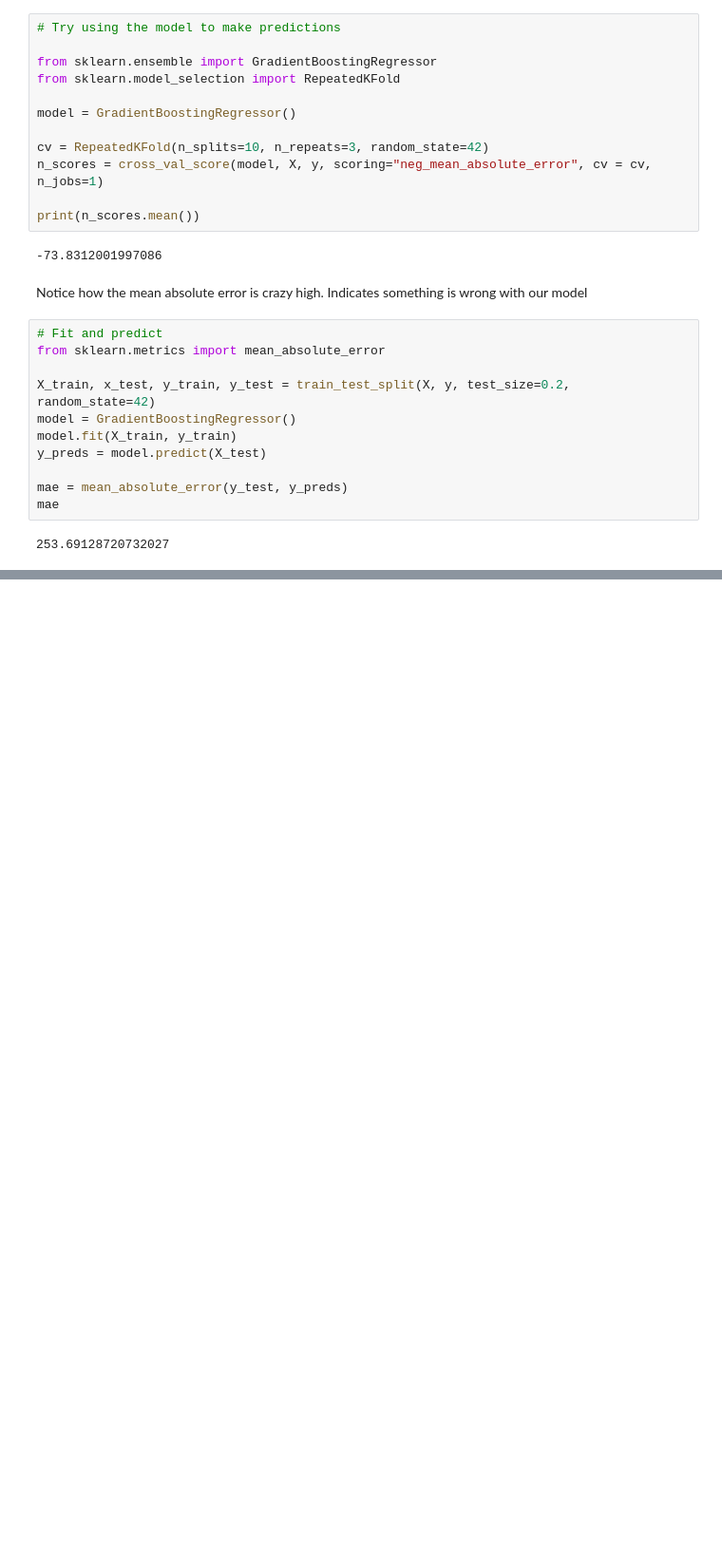
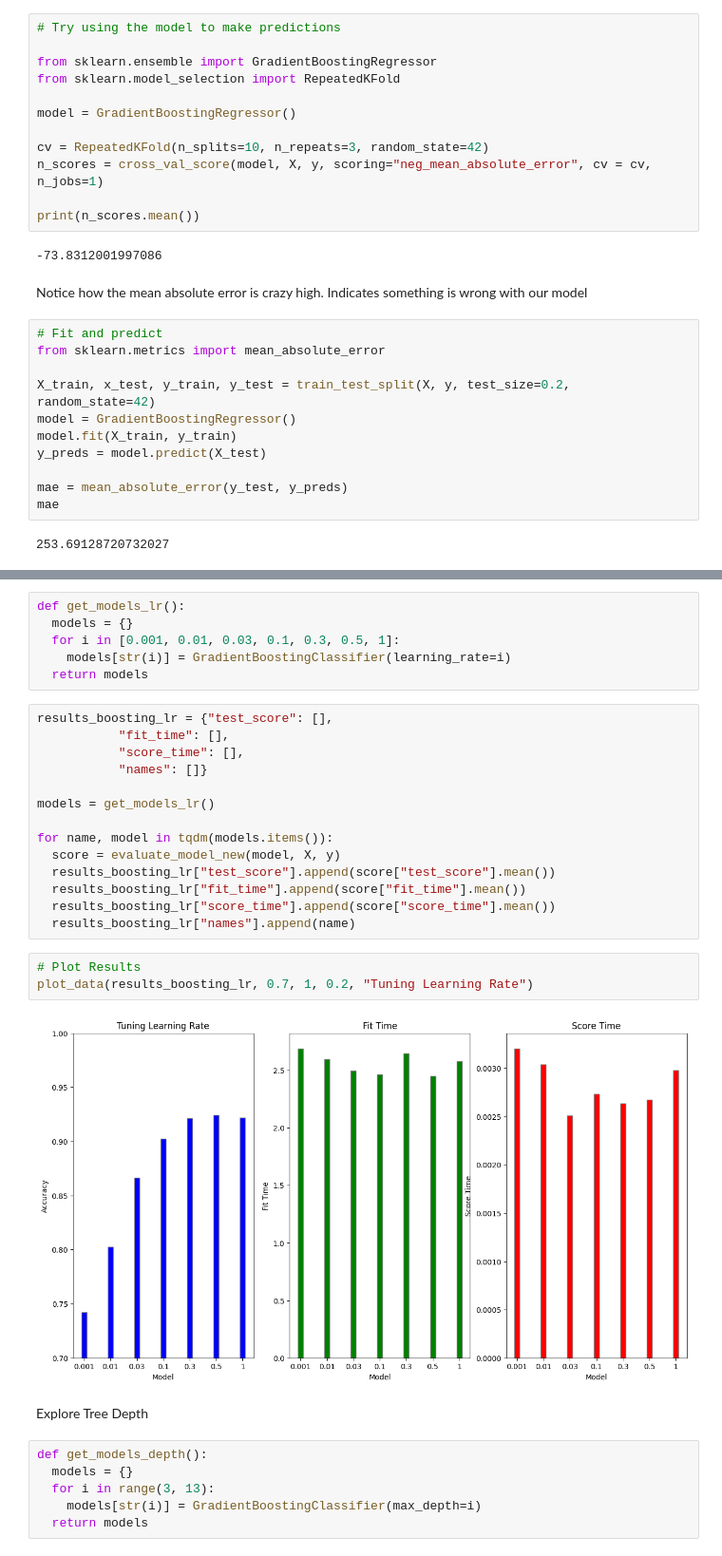
Before and after one commit to TerryTian21/PyTorch-Practice, a Jupyter notebook: Tutorials/Ensemble_Learning.ipynb, the cells around one changed output, grey strips where cells are left out. Shown at 95% size. Saved outputs shown, nothing was run; the diff lists cells and outputs as text; blank space fills up the shorter version.

```diff
--- a/Tutorials/Ensemble_Learning.ipynb
+++ b/Tutorials/Ensemble_Learning.ipynb
@@ -697,0 +899,33 @@ mae
+# %%
+def get_models_lr():
+  models = {}
+  for i in [0.001, 0.01, 0.03, 0.1, 0.3, 0.5, 1]:
+    models[str(i)] = GradientBoostingClassifier(learning_rate=i)
+  return models
+# %%
+results_boosting_lr = {"test_score": [],
+           "fit_time": [],
+           "score_time": [],
+           "names": []}
+
+models = get_models_lr()
+
+for name, model in tqdm(models.items()):
+  score = evaluate_model_new(model, X, y)
+  results_boosting_lr["test_score"].append(score["test_score"].mean())
+  results_boosting_lr["fit_time"].append(score["fit_time"].mean())
+  results_boosting_lr["score_time"].append(score["score_time"].mean())
+  results_boosting_lr["names"].append(name)
+# %%
+# Plot Results
+plot_data(results_boosting_lr, 0.7, 1, 0.2, "Tuning Learning Rate")
+# %% [output]
+[figure, added]
+# %% [markdown]
+Explore Tree Depth
+# %%
+def get_models_depth():
+  models = {}
+  for i in range(3, 13):
+    models[str(i)] = GradientBoostingClassifier(max_depth=i)
+  return models
```
Also changed, not shown: parts of 34 cells of this notebook.
